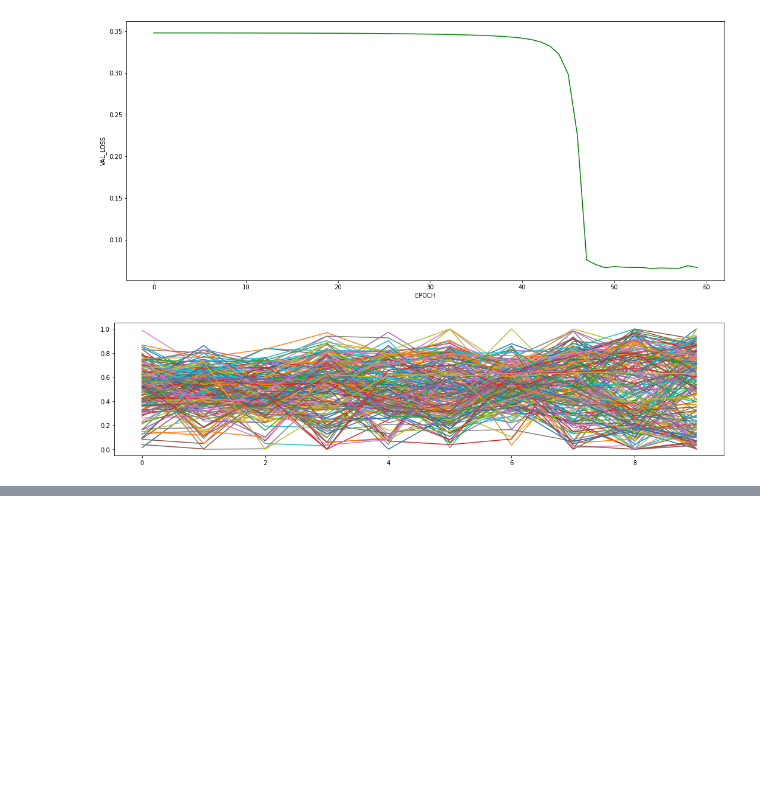
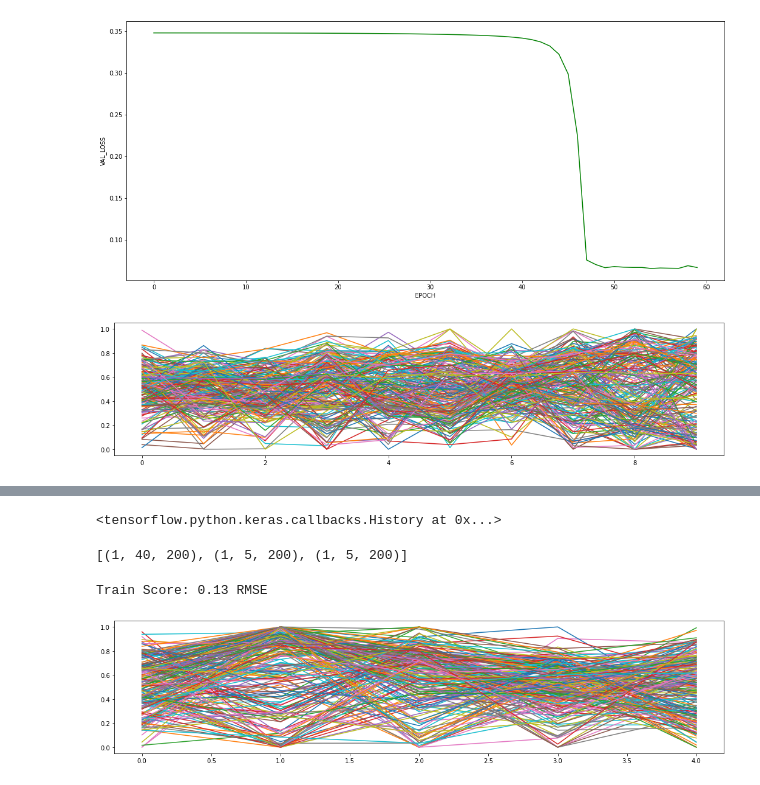
Before and after one commit to dcolinmorgan/prediction, a Jupyter notebook: LTRC_deg_LSTM.ipynb, the cells around one changed output, grey strips where cells are left out. Cells and saved outputs as stored; diff of their text form; code cells hidden in the pictures; blank space fills up the shorter version.

```diff
--- a/LTRC_deg_LSTM.ipynb
+++ b/LTRC_deg_LSTM.ipynb
@@ -376,0 +254,16 @@ Train Score: 0.38 RMSE
+# %%
+# split a multivariate sequence into samples
+def split_sequences(sequences, n_steps_in, n_steps_out):
+	X, y = list(), list()
+	for i in range(len(sequences)):
+		# find the end of this pattern
+		end_ix = i + n_steps_in
+		out_end_ix = end_ix + n_steps_out
+		# check if we are beyond the dataset
+		if out_end_ix > len(sequences):
+			break
+		# gather input and output parts of the pattern
+		seq_x, seq_y = sequences[i:end_ix, :], sequences[end_ix:out_end_ix, :]
+		X.append(seq_x)
+		y.append(seq_y)
+	return np.array(X), np.array(y)
@@ -376,0 +272,10 @@ Train Score: 0.38 RMSE
+# %%
+dataset=t2data[:,0:200]
+# %%
+
+# choose a number of time steps
+n_steps_in, n_steps_out = 40, 5
+# covert into input/output
+X, y = split_sequences(dataset, n_steps_in, n_steps_out)
+# the dataset knows the number of features, e.g. 2
+n_features = X.shape[2]
@@ -376,0 +333,7 @@ Train Score: 0.38 RMSE
+# %%
+# tf.config.run_functions_eagerly(False) ## steps per epoch are total time steps / look_back, ie 40 year / 5 lookback
+# history = model.fit(training_sequence, epochs=100, callbacks=callbacks,validation_data=validation_sequence)
+
+history = model.fit(X, y, epochs=300, verbose=0)
+# %% [output]
+<tensorflow.python.keras.callbacks.History at 0x...>
@@ -376,0 +362,4 @@ Train Score: 0.38 RMSE
+# %%
+[X.shape,y.shape,yhat.shape]
+# %% [output]
+[(1, 40, 200), (1, 5, 200), (1, 5, 200)]
@@ -376,0 +370,10 @@ Train Score: 0.38 RMSE
+# %%
+trainScore = math.sqrt(mean_squared_error(yhat[0], y[0]))
+print('Train Score: %.2f RMSE' % (trainScore))
+# %% [output]
+Train Score: 0.13 RMSE
+# %%
+plt.figure(figsize=(18, 4))
+c=plt.plot(y[0])
+# %% [output]
+[figure, added]
```
Also changed, not shown: parts of 38 cells of this notebook.
